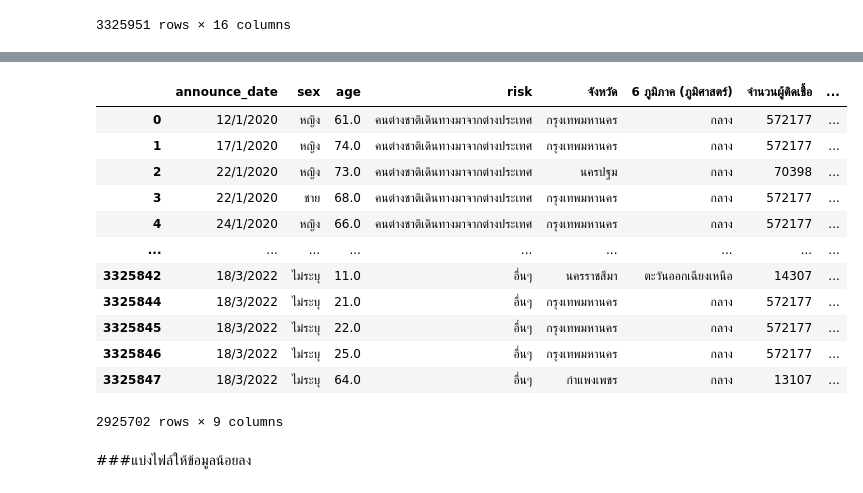
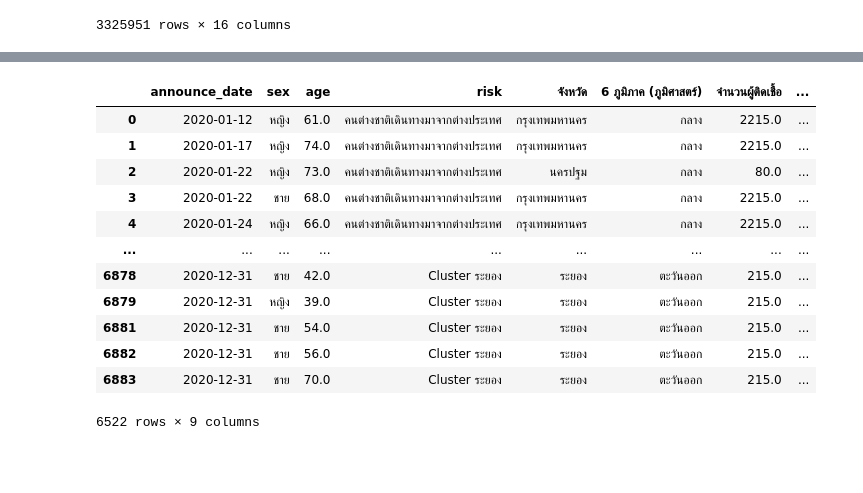
Before and after one commit to Kanyarat-S/data_viz_2020, a Jupyter notebook: Project_python.ipynb, the cells around one changed output, grey strips where cells are left out. Saved outputs shown, nothing was run; the diff lists cells and outputs as text; code cells hidden in the pictures; blank space fills up the shorter version.

```diff
--- a/Project_python.ipynb
+++ b/Project_python.ipynb
@@ -810,0 +880,3 @@ data_covid
+# %%
+c_2020 = year_2020.groupby('จังหวัด').size().reset_index(name='จำนวนผู้ติดเชื้อ')
+c_2020
@@ -810,0 +897,3 @@ data_covid
+# %%
+merge_data_covid = year_2020.merge(c_2020,how='left',left_on='จังหวัด',right_on='จังหวัด')
+merge_data_covid
@@ -811,5 +914,5 @@ data_covid
 # %%
-data_final = data_covid.merge(data_suicide,how='left',left_on='จังหวัด',right_on='จังหวัด')
-data_final
+last_table = merge_data_covid.merge(data_suicide,how='left',left_on='จังหวัด',right_on='จังหวัด')
+last_table
 # %% [output]
 |  | No. | announce_date | Notified date | sex | age | Unit | nationality | province_of_isolation | ... |
@@ -861,0 +954,3 @@ data_project
+# %%
+last_table_drop = last_table.dropna()
+last_table_drop
@@ -872,19 +1004,17 @@ we loss 12.034121969926796% of data
 # %%
-databeforeuse = data_project[['announce_date','sex','age','risk','จังหวัด','6 ภูมิภาค (ภูมิศาสตร์)','จำนวนผู้ติดเชื้อ','จำนวนประชากร','จำนวนการฆ่าตัวตาย']]
-databeforeuse
+complete_data = last_table_drop[['announce_date','sex','age','risk','จังหวัด','6 ภูมิภาค (ภูมิศาสตร์)','จำนวนผู้ติดเชื้อ','จำนวนประชากร','จำนวนการฆ่าตัวตาย']]
+complete_data
 # %% [output]
 |  | announce_date | sex | age | risk | จังหวัด | 6 ภูมิภาค (ภูมิศาสตร์) | จำนวนผู้ติดเชื้อ | ... |
-| 0 | 12/1/2020 | หญิง | 61.0 | คนต่างชาติเดินทางมาจากต่างประเทศ | กรุงเทพมหานคร | กลาง | 572177 | ... |
-| 1 | 17/1/2020 | หญิง | 74.0 | คนต่างชาติเดินทางมาจากต่างประเทศ | กรุงเทพมหานคร | กลาง | 572177 | ... |
-| 2 | 22/1/2020 | หญิง | 73.0 | คนต่างชาติเดินทางมาจากต่างประเทศ | นครปฐม | กลาง | 70398 | ... |
-| 3 | 22/1/2020 | ชาย | 68.0 | คนต่างชาติเดินทางมาจากต่างประเทศ | กรุงเทพมหานคร | กลาง | 572177 | ... |
-| 4 | 24/1/2020 | หญิง | 66.0 | คนต่างชาติเดินทางมาจากต่างประเทศ | กรุงเทพมหานคร | กลาง | 572177 | ... |
+| 0 | 2020-01-12 | หญิง | 61.0 | คนต่างชาติเดินทางมาจากต่างประเทศ | กรุงเทพมหานคร | กลาง | 2215.0 | ... |
+| 1 | 2020-01-17 | หญิง | 74.0 | คนต่างชาติเดินทางมาจากต่างประเทศ | กรุงเทพมหานคร | กลาง | 2215.0 | ... |
+| 2 | 2020-01-22 | หญิง | 73.0 | คนต่างชาติเดินทางมาจากต่างประเทศ | นครปฐม | กลาง | 80.0 | ... |
+| 3 | 2020-01-22 | ชาย | 68.0 | คนต่างชาติเดินทางมาจากต่างประเทศ | กรุงเทพมหานคร | กลาง | 2215.0 | ... |
+| 4 | 2020-01-24 | หญิง | 66.0 | คนต่างชาติเดินทางมาจากต่างประเทศ | กรุงเทพมหานคร | กลาง | 2215.0 | ... |
 | ... | ... | ... | ... | ... | ... | ... | ... | ... |
-| 3325842 | 18/3/2022 | ไม่ระบุ | 11.0 | อื่นๆ | นครราชสีมา | ตะวันออกเฉียงเหนือ | 14307 | ... |
-| 3325844 | 18/3/2022 | ไม่ระบุ | 21.0 | อื่นๆ | กรุงเทพมหานคร | กลาง | 572177 | ... |
-| 3325845 | 18/3/2022 | ไม่ระบุ | 22.0 | อื่นๆ | กรุงเทพมหานคร | กลาง | 572177 | ... |
-| 3325846 | 18/3/2022 | ไม่ระบุ | 25.0 | อื่นๆ | กรุงเทพมหานคร | กลาง | 572177 | ... |
-| 3325847 | 18/3/2022 | ไม่ระบุ | 64.0 | อื่นๆ | กำแพงเพชร | กลาง | 13107 | ... |
+| 6878 | 2020-12-31 | ชาย | 42.0 | Cluster ระยอง | ระยอง | ตะวันออก | 215.0 | ... |
+| 6879 | 2020-12-31 | หญิง | 39.0 | Cluster ระยอง | ระยอง | ตะวันออก | 215.0 | ... |
+| 6881 | 2020-12-31 | ชาย | 54.0 | Cluster ระยอง | ระยอง | ตะวันออก | 215.0 | ... |
+| 6882 | 2020-12-31 | ชาย | 56.0 | Cluster ระยอง | ระยอง | ตะวันออก | 215.0 | ... |
+| 6883 | 2020-12-31 | ชาย | 70.0 | Cluster ระยอง | ระยอง | ตะวันออก | 215.0 | ... |
-2925702 rows × 9 columns
+6522 rows × 9 columns
-# %% [markdown]
-###แบ่งไฟล์ให้ข้อมูลน้อยลง
```
Also changed, not shown: parts of 38 cells of this notebook.
